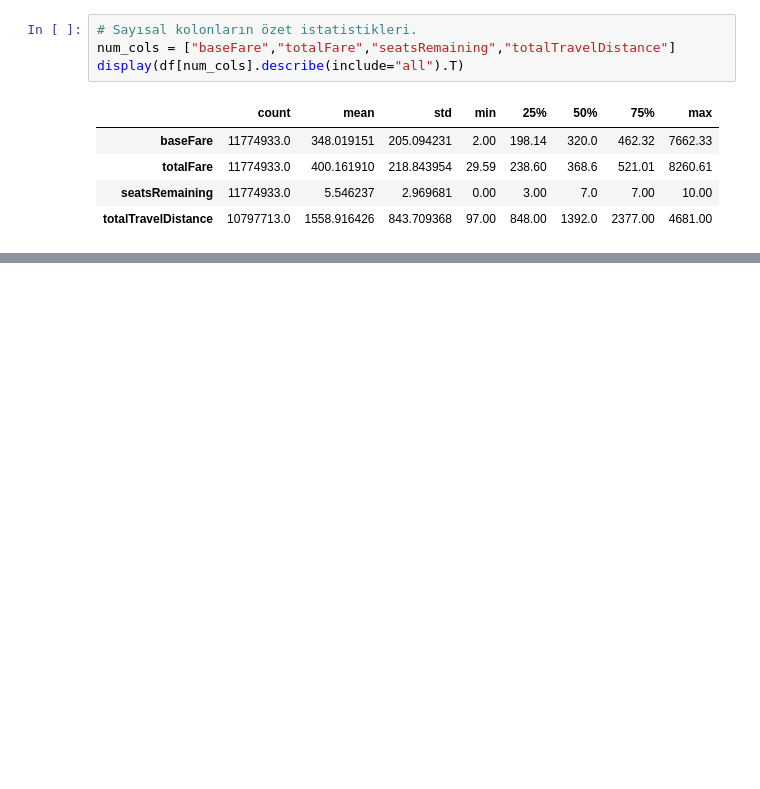
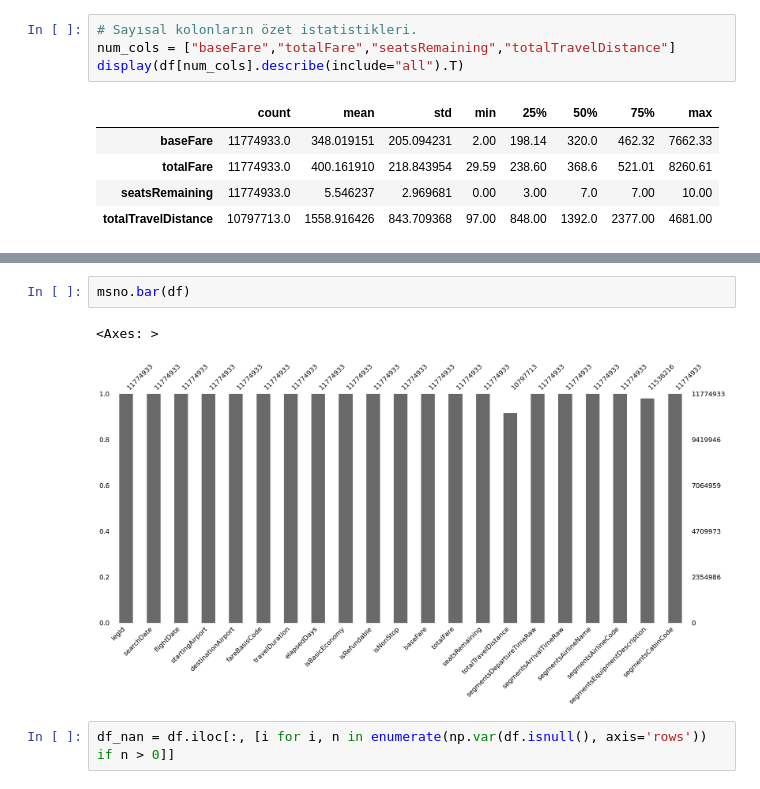
Before and after one commit to meozbrls/Flight_Prices_Analysis, a Jupyter notebook: notebooks/flight_prices_analysis.ipynb, the cells around one changed output, grey strips where cells are left out. Cells and saved outputs as stored; diff of their text form; blank space fills up the shorter version.

```diff
--- a/notebooks/flight_prices_analysis.ipynb
+++ b/notebooks/flight_prices_analysis.ipynb
@@ -204,0 +336,7 @@ display(df[num_cols].describe(include="all").T)
+# %%
+msno.bar(df)
+# %% [output]
+<Axes: >
+[figure, added]
+# %%
+df_nan = df.iloc[:, [i for i, n in enumerate(np.var(df.isnull(), axis='rows')) if n > 0]]
```
Also changed, not shown: parts of 24 cells of this notebook.
